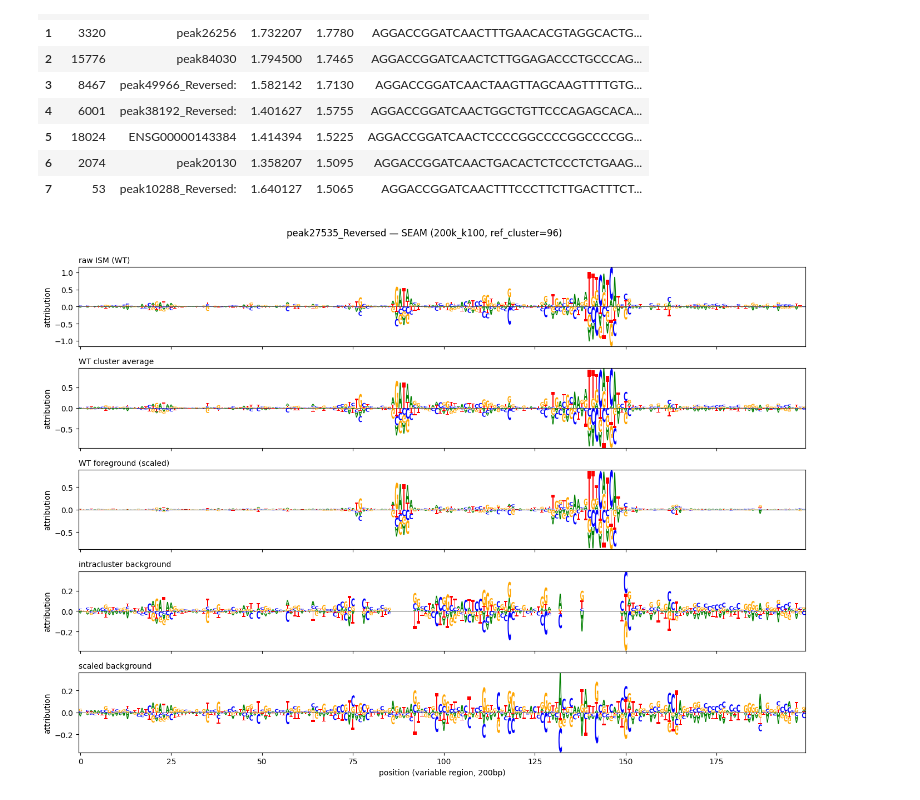
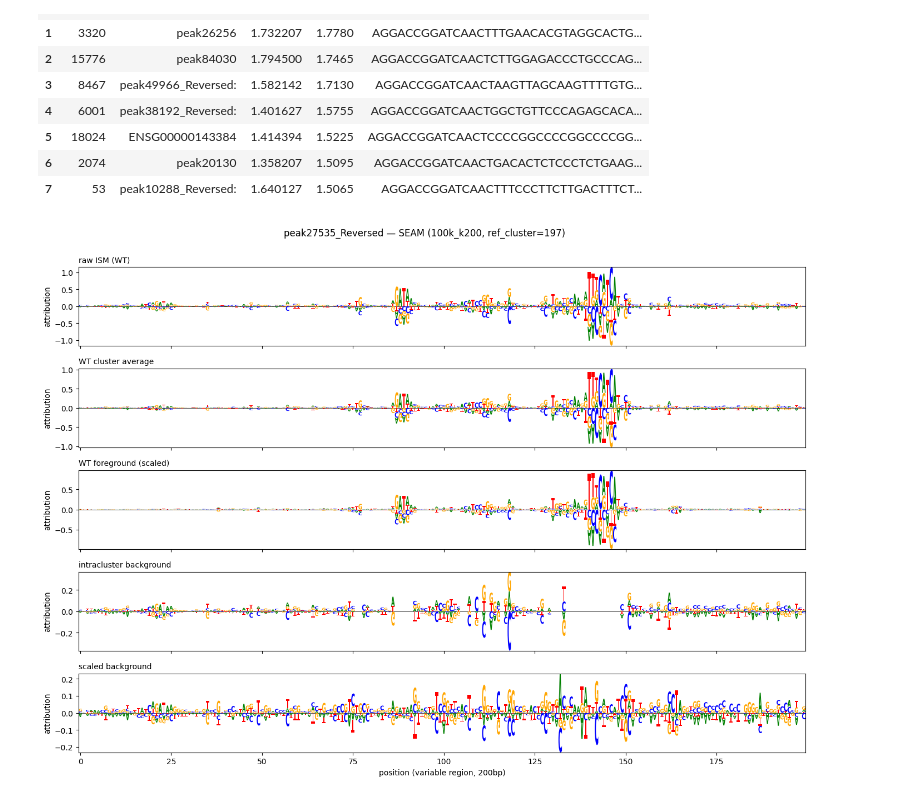
Before and after one commit to pabmantilla/SEAM_validate, a Jupyter notebook: single_seq/scripts/k562_seam.ipynb, the cells around one changed output. Cells and saved outputs as stored; diff of their text form; code cells hidden in the pictures.

```diff
--- a/single_seq/scripts/k562_seam.ipynb
+++ b/single_seq/scripts/k562_seam.ipynb
@@ -19,36 +19,40 @@ seam_subset
 # %%
 SEQ_ID = "peak27535_Reversed"        # single source of truth for the whole notebook
 
 # CONFIG toggles the clustering run + matching library in one string:
-#   "100k_k200" -> foregrounds_kmeans200 + 100k libs (mutagenesis_lib / ism)
-#   "200k_k100" -> foregrounds_200k      + 200k libs (mutagenesis_lib_200k / ism_200k)
-CONFIG = "200k_k100"
+#   "100k_k50"  -> foregrounds           + 100k libs (mutagenesis_lib / ism)
+#   "100k_k100" -> foregrounds_kmeans100  + 100k libs
+#   "100k_k200" -> foregrounds_kmeans200  + 100k libs
+#   "200k_k100" -> foregrounds_200k       + 200k libs (mutagenesis_lib_200k / ism_200k)
+CONFIG = "100k_k200"
 FG_NAME, LIB_SUFFIX = {
+    "100k_k50":  ("foregrounds", ""),
+    "100k_k100": ("foregrounds_kmeans100", ""),
     "100k_k200": ("foregrounds_kmeans200", ""),
     "200k_k100": ("foregrounds_200k", "_200k"),
 }[CONFIG]
 
 fg_dir = Path(f"/grid/koo/home/pmantill/projects/SEAM_validate/results/single_seq/{FG_NAME}/{SEQ_ID}")
 ref_cluster_idx = int(np.load(fg_dir / "ref_cluster_idx.npy"))
 
 logos = {
     "raw ISM (WT)":            np.load(fg_dir / "wt_attribution.npy"),
     "WT cluster average":      np.load(fg_dir / "ref_cluster_avg.npy"),
     "WT foreground (scaled)":  np.load(fg_dir / "foreground_scaled.npy"),
     "intracluster background": np.load(fg_dir / "cluster_backgrounds.npy")[ref_cluster_idx],
     "scaled background":       np.load(fg_dir / "average_background_scaled.npy"),
 }
 
 fig, axes = plt.subplots(len(logos), 1, figsize=(14, 2 * len(logos)), sharex=True)
 for ax, (title, arr) in zip(axes, logos.items()):
     logomaker.Logo(pd.DataFrame(arr, columns=list("ACGT")), ax=ax)
     ax.set_title(title, loc="left", fontsize=10)
     ax.set_ylabel("attribution")
 axes[-1].set_xlabel("position (variable region, 200bp)")
 fig.suptitle(f"{SEQ_ID} — SEAM ({CONFIG}, ref_cluster={ref_cluster_idx})", y=1.002)
 plt.tight_layout()
 # %% [output]
-[figure, old version]
+[figure, new version]
 # %%
 # same logos as above, projected to the WT sequence: (attribution * WT one-hot).sum over channels
 import h5py
```
Also changed, not shown: parts of 8 cells of this notebook.
